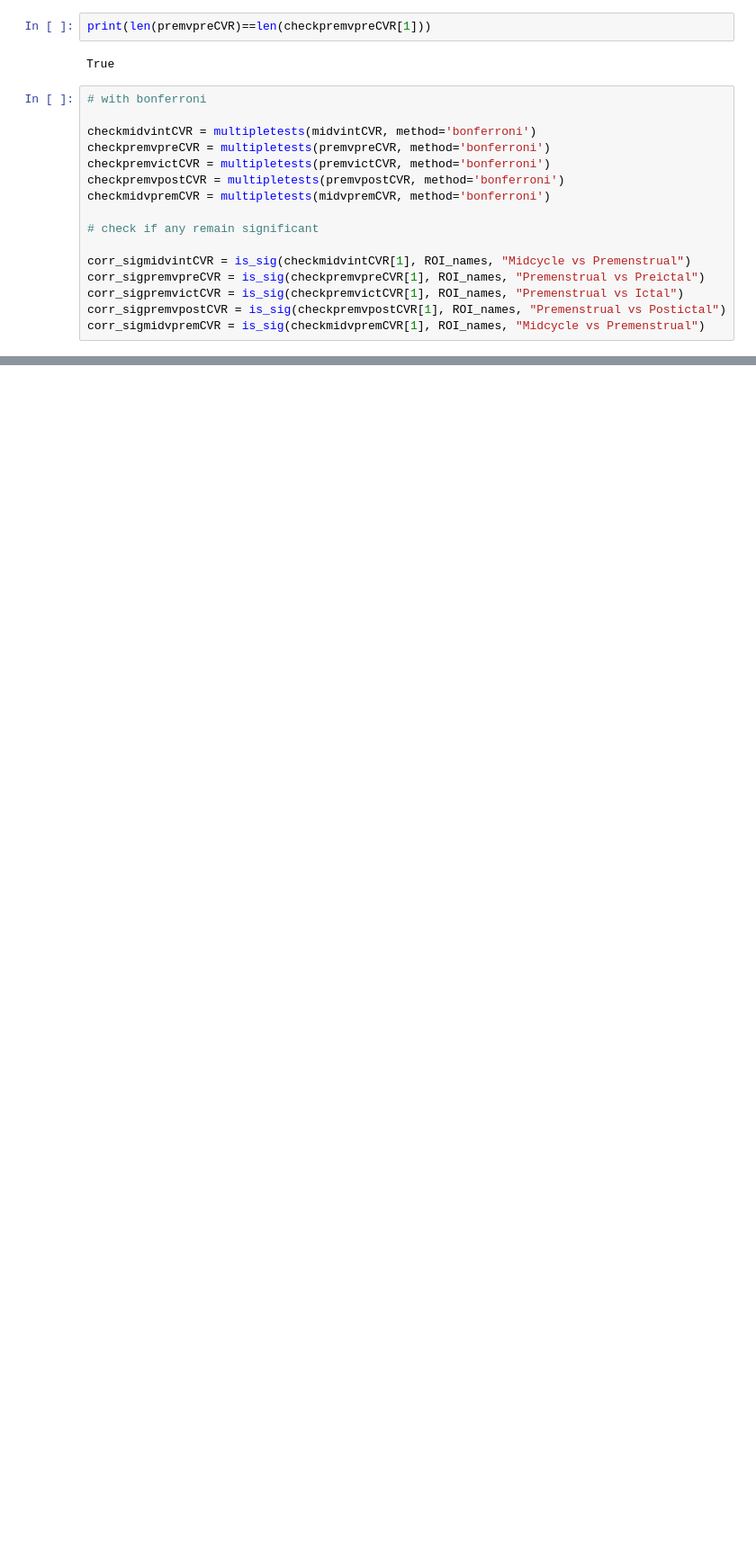
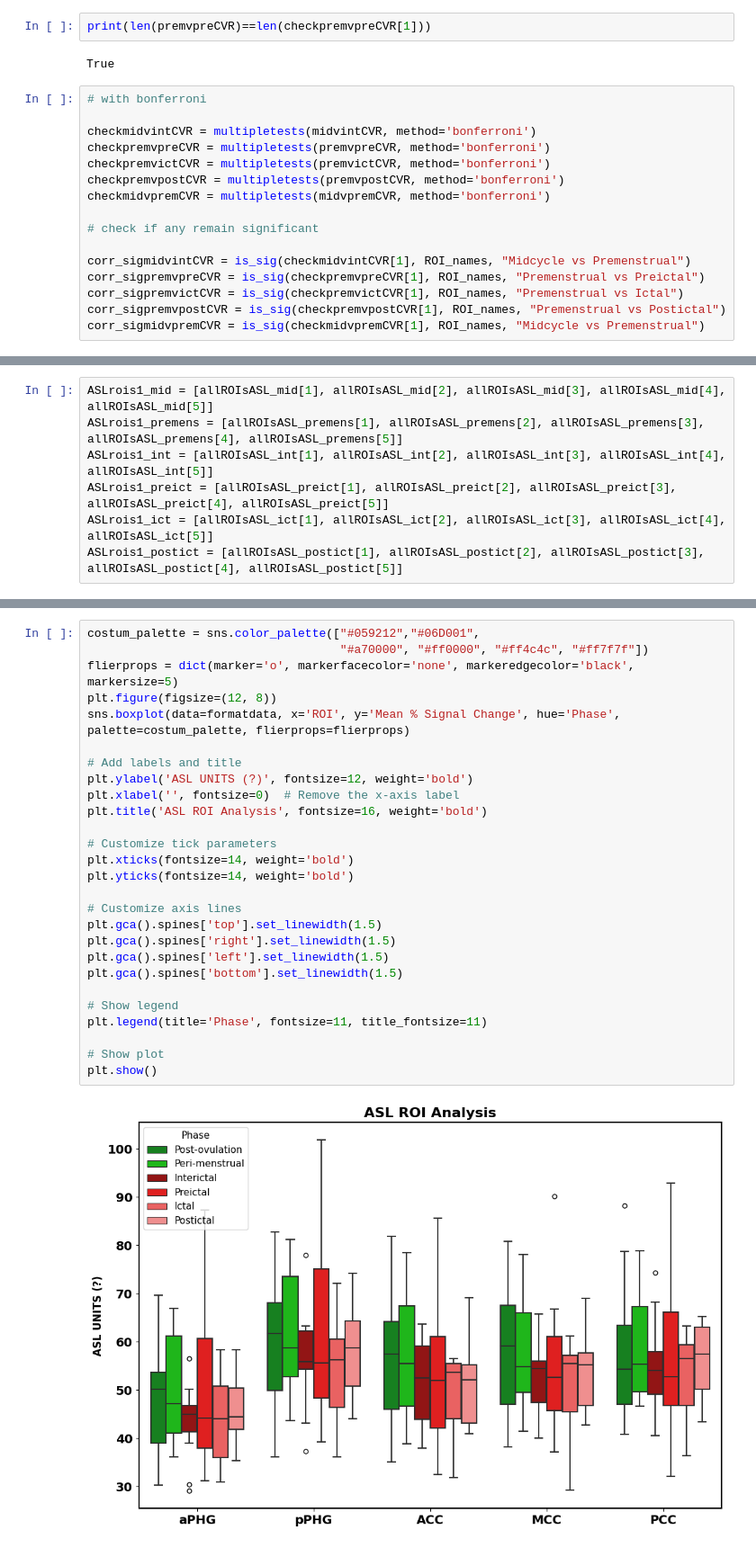
Before and after one commit to beatrzm/Thesis, a Jupyter notebook: correlations/roi_vasc.ipynb, the cells around one changed output, grey strips where cells are left out. Shown at 90% size. Drawn from its saved outputs; the diff is of its cells as text; blank space fills up the shorter version.

```diff
--- a/correlations/roi_vasc.ipynb
+++ b/correlations/roi_vasc.ipynb
@@ -737,0 +982,7 @@ corr_sigmidvpremCVR = is_sig(checkmidvpremCVR[1], ROI_names, "Midcycle vs Premen
+# %%
+ASLrois1_mid = [allROIsASL_mid[1], allROIsASL_mid[2], allROIsASL_mid[3], allROIsASL_mid[4], allROIsASL_mid[5]]
+ASLrois1_premens = [allROIsASL_premens[1], allROIsASL_premens[2], allROIsASL_premens[3], allROIsASL_premens[4], allROIsASL_premens[5]]
+ASLrois1_int = [allROIsASL_int[1], allROIsASL_int[2], allROIsASL_int[3], allROIsASL_int[4], allROIsASL_int[5]]
+ASLrois1_preict = [allROIsASL_preict[1], allROIsASL_preict[2], allROIsASL_preict[3], allROIsASL_preict[4], allROIsASL_preict[5]]
+ASLrois1_ict = [allROIsASL_ict[1], allROIsASL_ict[2], allROIsASL_ict[3], allROIsASL_ict[4], allROIsASL_ict[5]]
+ASLrois1_postict = [allROIsASL_postict[1], allROIsASL_postict[2], allROIsASL_postict[3], allROIsASL_postict[4], allROIsASL_postict[5]]
@@ -737,0 +1010,29 @@ corr_sigmidvpremCVR = is_sig(checkmidvpremCVR[1], ROI_names, "Midcycle vs Premen
+# %%
+costum_palette = sns.color_palette(["#059212","#06D001",
+                                    "#a70000", "#ff0000", "#ff4c4c", "#ff7f7f"])
+flierprops = dict(marker='o', markerfacecolor='none', markeredgecolor='black', markersize=5)
+plt.figure(figsize=(12, 8))
+sns.boxplot(data=formatdata, x='ROI', y='Mean % Signal Change', hue='Phase', palette=costum_palette, flierprops=flierprops)
+
+# Add labels and title
+plt.ylabel('ASL UNITS (?)', fontsize=12, weight='bold')
+plt.xlabel('', fontsize=0)  # Remove the x-axis label
+plt.title('ASL ROI Analysis', fontsize=16, weight='bold')
+
+# Customize tick parameters
+plt.xticks(fontsize=14, weight='bold')
+plt.yticks(fontsize=14, weight='bold')
+
+# Customize axis lines
+plt.gca().spines['top'].set_linewidth(1.5)
+plt.gca().spines['right'].set_linewidth(1.5)
+plt.gca().spines['left'].set_linewidth(1.5)
+plt.gca().spines['bottom'].set_linewidth(1.5)
+
+# Show legend
+plt.legend(title='Phase', fontsize=11, title_fontsize=11)
+
+# Show plot
+plt.show()
+# %% [output]
+[figure, added]
```
Also changed, not shown: parts of 43 cells of this notebook, 1 other file.
